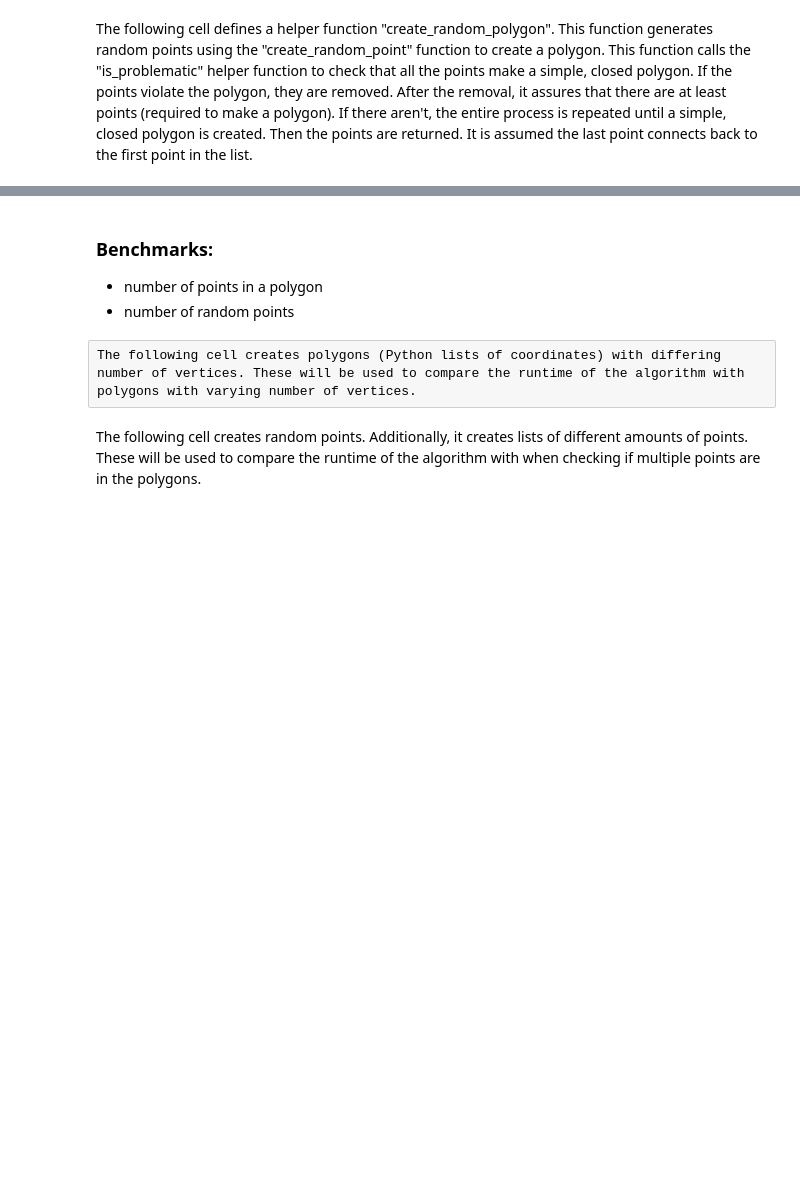
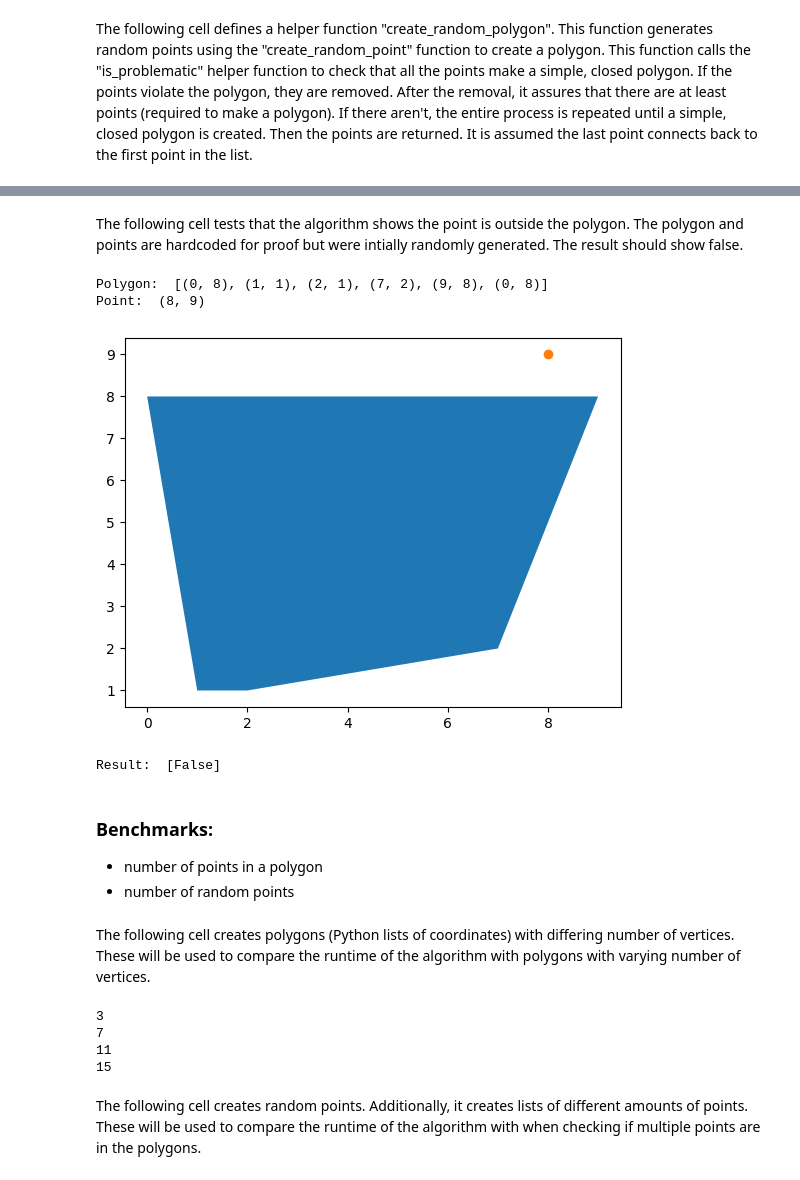
Before and after one commit to ThomasBenzshawel/lab2_newAlgo, a Jupyter notebook: bley_benzshawel_lab02.ipynb, the cells around one changed output, grey strips where cells are left out. Drawn from its saved outputs; the diff is of its cells as text; code cells hidden in the pictures; blank space fills up the shorter version.

```diff
--- a/bley_benzshawel_lab02.ipynb
+++ b/bley_benzshawel_lab02.ipynb
@@ -228,16 +254,47 @@ def benchmark(polygon, point):
+# %% [markdown]
+The following cell tests that the algorithm shows the point is outside the polygon. The polygon and points are hardcoded for proof but were intially randomly generated. The result should show false.
+# %%
+# CREATE POLYGON
+testing_polygon = [(0, 8), (1, 1), (2, 1), (7, 2), (9, 8), (0, 8)]
+print('Polygon: ', testing_polygon)
+
+# CREATE MASTER POINT
+point = (8, 9)
+print('Point: ', point)
+
+# VISUALIZE
+visualize_polygon(testing_polygon, [point])
+
+# RUN ALGORITHM
+print('Result: ', is_inside([point], testing_polygon))
+# %% [output]
+Polygon:  [(0, 8), (1, 1), (2, 1), (7, 2), (9, 8), (0, 8)]
+Point:  (8, 9)
+[figure, added]
+Result:  [False]
 # %% [markdown]
 ### Benchmarks:
 - number of points in a polygon
 - number of random points
-# %% [raw]
-The following cell creates polygons (Python lists of coordinates) with differing number of vertices. These will be used to compare the runtime of the algorithm with polygons with varying number of vertices.
+# %% [markdown]
+The following cell creates polygons (Python lists of coordinates) with differing number of vertices. These will be used to compare the runtime of the algorithm with polygons with varying number of vertices.
 # %%
 # CREATE POLYGONS FOR BENCHMARKING
 polygon_3 = create_random_polygon(3)
-polygon_30 = create_random_polygon(30)
-polygon_300 = create_random_polygon(300)
-polygon_3000 = create_random_polygon(3000)
-polygon_30000 = create_random_polygon(30000)
+print('3')
+polygon_7 = create_random_polygon(7)
+print('7')
+polygon_11 = create_random_polygon(11)
+print('11')
+polygon_15 = create_random_polygon(15)
+print('15')
+# polygon_17 = create_random_polygon(17)
+# print('17')
+# %% [output]
+3
+7
+11
+15
 # %% [markdown]
 The following cell creates random points. Additionally, it creates lists of different amounts of points. These will be used to compare the runtime of the algorithm with when checking if multiple points are in the polygons.
 # %%
```
Also changed, not shown: parts of 34 cells of this notebook.
